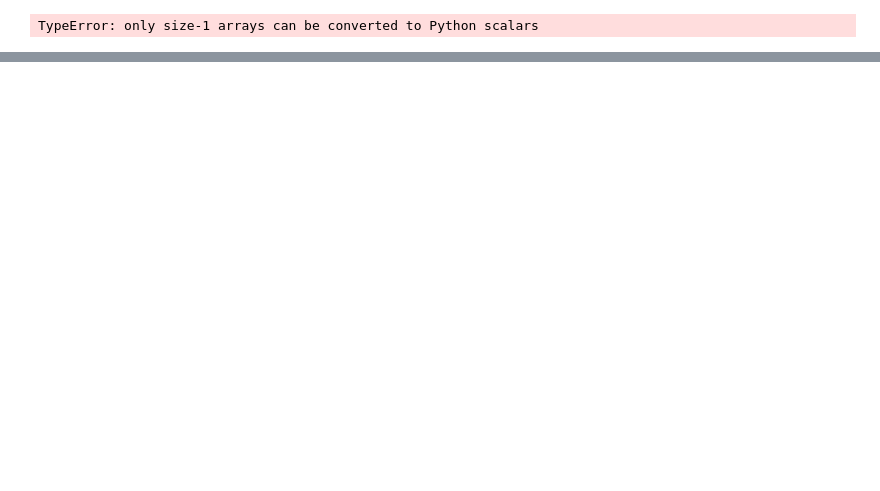
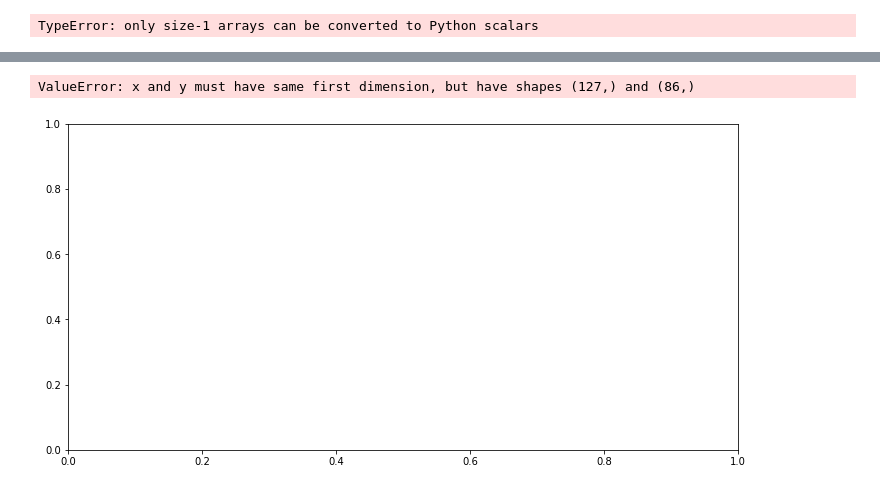
Before and after one commit to wyssacademy-unibe-ch/climate_Hari_etal_BioscenComb, a Jupyter notebook: functions/global_plots/key_fig_1.ipynb, the cells around one changed output, grey strips where cells are left out. Saved outputs shown, nothing was run; the diff lists cells and outputs as text; code cells hidden in the pictures; blank space fills up the shorter version.

```diff
--- a/functions/global_plots/key_fig_1.ipynb
+++ b/functions/global_plots/key_fig_1.ipynb
@@ -486,0 +528,35 @@ array([1995, 1996, 1997, 1998, 1999, 2000, 2001, 2002, 2003, 2004, 2005,
+# %%
+import matplotlib.pyplot as plt
+
+# Your data
+years = np.array([1995, 1996, 1997, 1998, 1999, 2000, 2001, 2002, 2003, 2004, 2005, 2006, 2007, 2008, 2009, 2010, 2011, 2012, 2013, 2014, 2015,
+                 1995, 1996, 1997, 1998, 1999, 2000, 2001, 2002, 2003, 2004, 2005, 2006, 2007, 2008, 2009, 2010, 2011, 2012, 2013, 2014, 2015, 2016, 2017, 2018, 2019, 2020, 2021, 2022, 2023, 2024, 2025, 2026, 2027, 2028, 2029, 2030, 2031, 2032, 2033, 2034, 2035, 2036, 2037, 2038, 2039, 2040, 2041, 2042, 2043, 2044, 2045, 2046, 2047, 2048, 2049, 2050, 2051, 2052, 2053, 2054, 2055, 2056, 2057, 2058, 2059, 2060, 2061, 2062, 2063, 2064, 2065, 2066, 2067, 2068, 2069, 2070, 2071, 2072, 2073, 2074, 2075, 2076, 2077, 2078, 2079, 2080, 2081, 2082, 2083, 2084, 2085, 2086, 2087, 2088, 2089, 2090, 2091, 2092, 2093, 2094, 2095, 2096, 2097, 2098, 2099, 2100])
+values = np.array([0.7359638, 0.8792629, 1.0225506, 1.1658325, 1.3091545, 1.4524822,
+       1.5045662, 1.5566654, 1.6087551, 1.6608429, 1.712944 , 1.753582 ,
+       1.7942181, 1.8348331, 1.8754463, 1.916069 , 1.9739189, 2.0318317,
+       2.089756 , 2.1476707, 2.2055798, 2.2503529, 2.295145 , 2.3399200,
+       2.3847122, 2.4295158, 2.4598503, 2.4902096, 2.5205307, 2.5508575,
+       2.5811900, 2.6024303, 2.6236858, 2.644968 , 2.6662407, 2.6875172,
+       2.7290000, 2.7704601, 2.8119106, 2.853344 , 2.894741 , 2.9281235,
+       2.961506 , 2.994917 , 3.028328 , 3.0617313, 3.074461 , 3.0871449,
+       3.099844 , 3.1125546, 3.1251907, 3.1403904, 3.1557713, 3.1711864,
+       3.1865978, 3.202013 , 3.214035 , 3.2260551, 3.2380772, 3.2500782,
+       3.261961 , 3.264494 , 3.2671375, 3.2699547, 3.2728004, 3.2756462,
+       3.274437 , 3.2732372, 3.2720413, 3.2708302, 3.2696114, 3.2684917,
+       3.2673645, 3.2662373, 3.2651749, 3.2641163, 3.2678452, 3.2715778,
+       3.2753334, 3.2790947, 3.2828732, 3.3064213, 3.329958 , 3.3535023,
+       3.3770618, 3.4005775], dtype=np.float32)
+
+# Create a plot
+plt.figure(figsize=(12, 6))
+plt.plot(years, values, marker='o', linestyle='-', color='b')
+plt.xlabel('Year')
+plt.ylabel('Values')
+plt.title('Values Over Time')
+plt.grid(True)
+
+# Show the plot
+plt.show()
+# %% [output]
+ValueError: x and y must have same first dimension, but have shapes (127,) and (86,)
+[figure, added]
```
Also changed, not shown: parts of 4 cells of this notebook, 2 other files.
